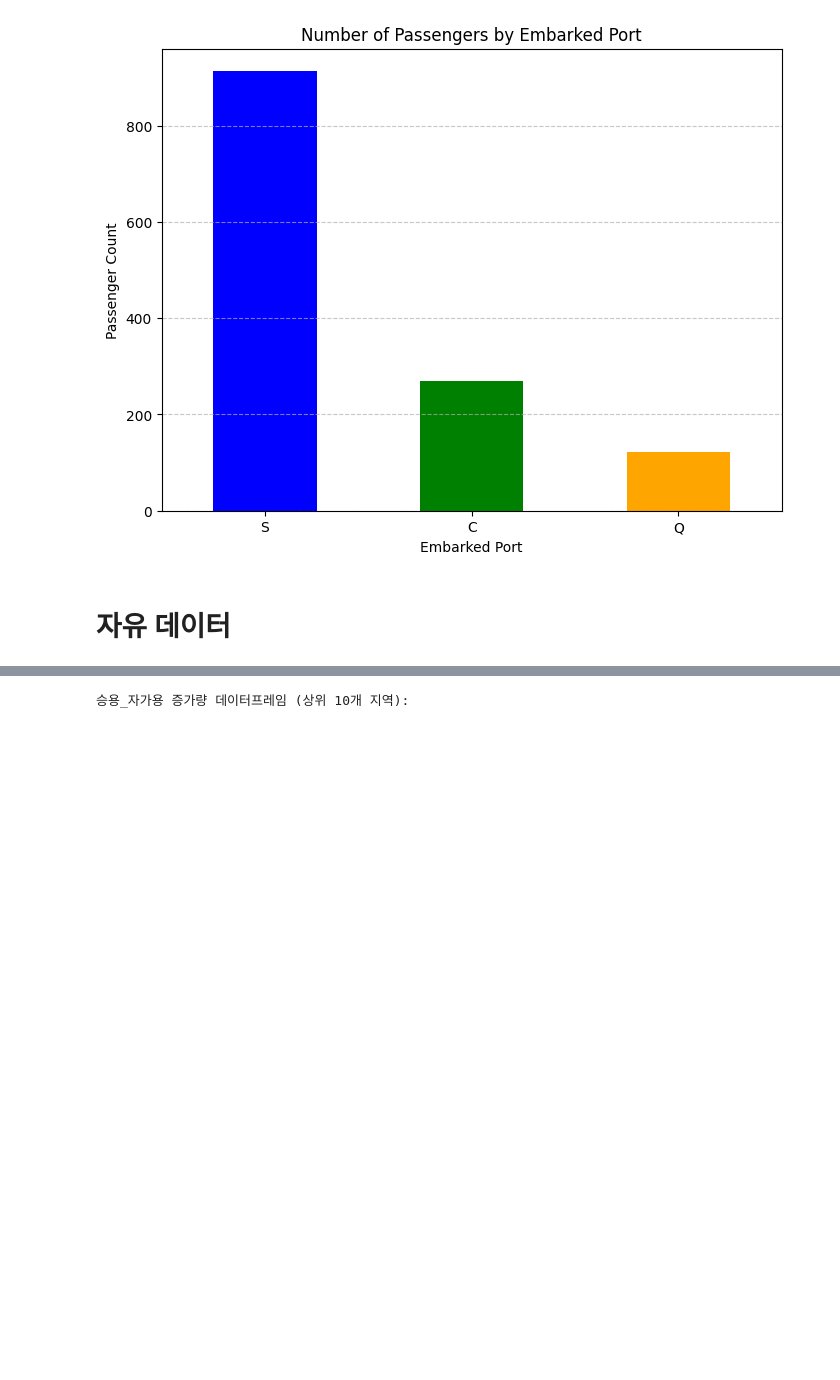
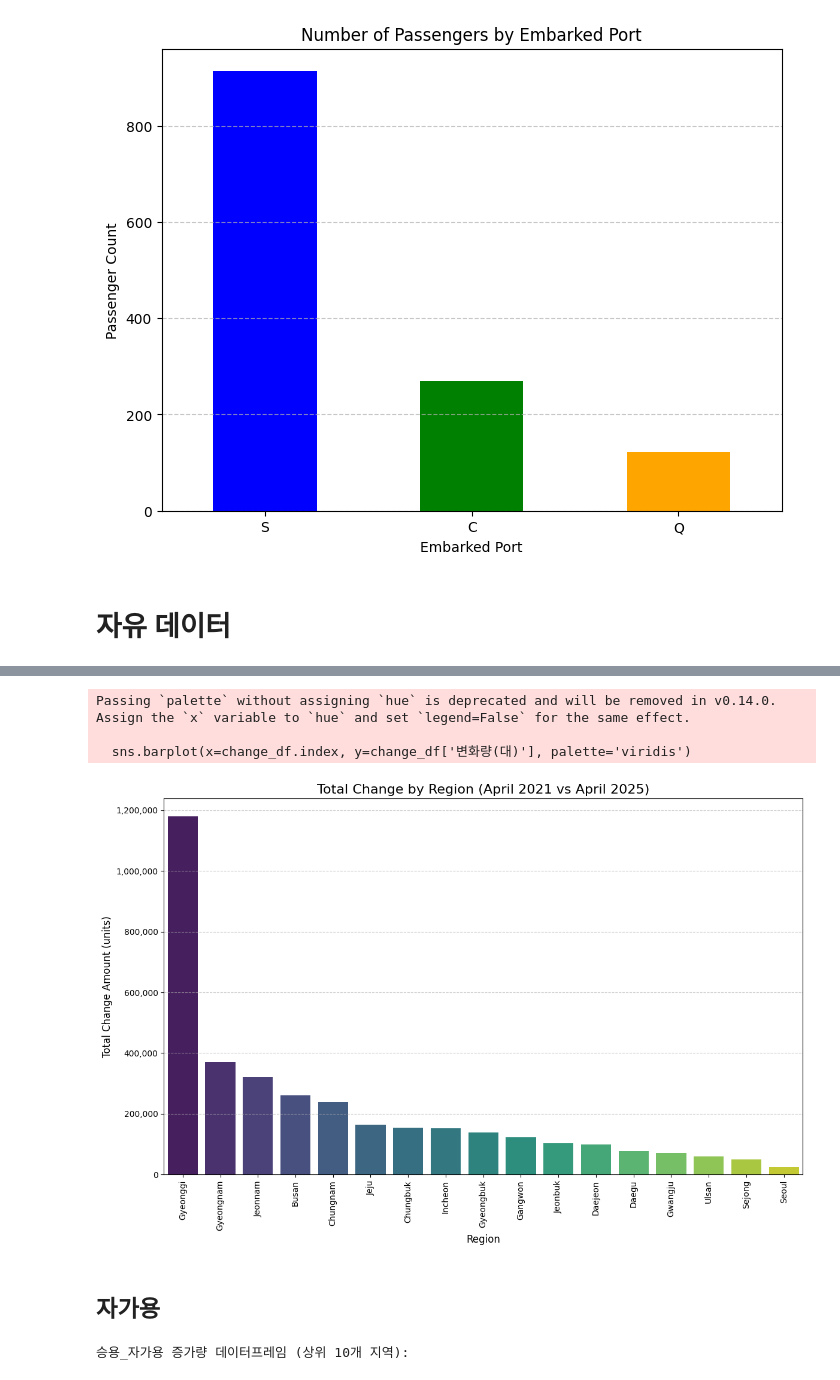
Before and after one commit to pcw11/datajo, a Jupyter notebook: 데이터조.ipynb, the cells around one changed output, grey strips where cells are left out. Drawn from its saved outputs; the diff is of its cells as text; code cells hidden in the pictures; blank space fills up the shorter version.

```diff
--- a/데이터조.ipynb
+++ b/데이터조.ipynb
@@ -288,3 +403,22 @@ df1.sample(3)
+# %%
+# 시각화
+plt.figure(figsize=(12, 8))
+sns.barplot(x=change_df.index, y=change_df['변화량(대)'], palette='viridis')
+plt.title('Total Change by Region (April 2021 vs April 2025)', fontsize=16)
+plt.xlabel('Region', fontsize=12)
+plt.ylabel('Total Change Amount (units)', fontsize=12)
+plt.xticks(rotation=90)
+plt.grid(axis='y', linestyle='--', alpha=0.7)
+plt.gca().yaxis.set_major_formatter(ticker.FuncFormatter(lambda x, _: f'{int(x):,}'))
+plt.tight_layout()
+plt.show()
+# %% [output]
+Passing `palette` without assigning `hue` is deprecated and will be removed in v0.14.0. Assign the `x` variable to `hue` and set `legend=False` for the same effect.
+
+  sns.barplot(x=change_df.index, y=change_df['변화량(대)'], palette='viridis')
+[figure, added]
+# %% [markdown]
+## 자가용
 # %%
 # 데이터 정리: 쉼표 제거 및 숫자 변환
 df1['승용_자가용'] = df1['승용_자가용'].replace(',', '', regex=True).astype(int)
```
Also changed, not shown: parts of 20 cells of this notebook.
